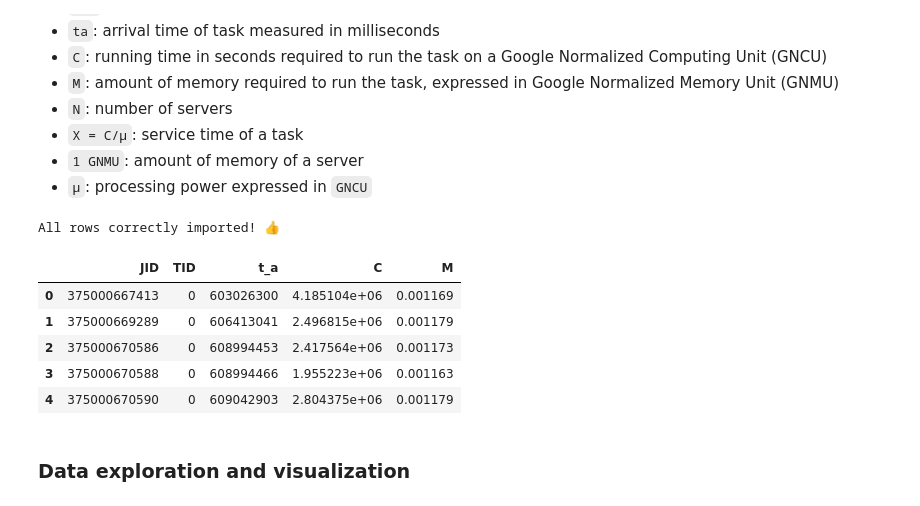
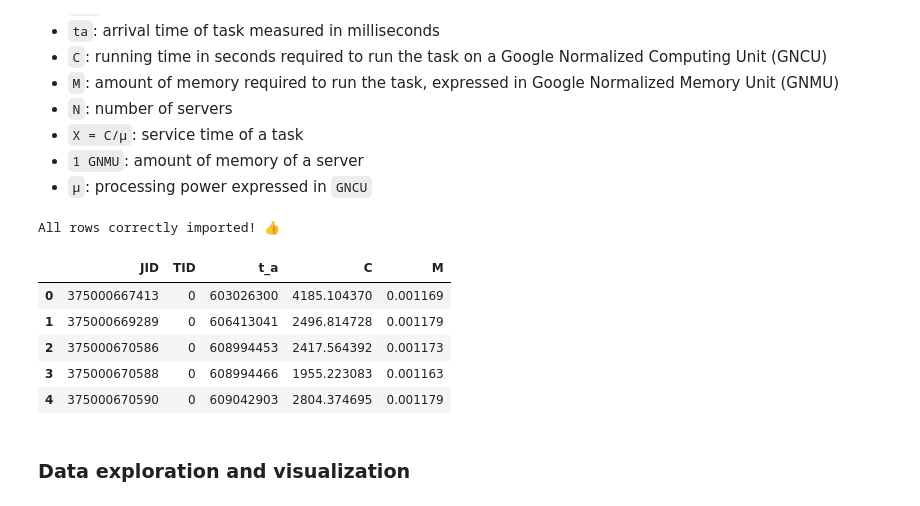
Before and after one commit to Matteo-Candi/Data_Center, a Jupyter notebook: Hw_2/main.ipynb, the cells around one changed output. Cells and saved outputs as stored; diff of their text form; code cells hidden in the pictures.

```diff
--- a/Hw_2/main.ipynb
+++ b/Hw_2/main.ipynb
@@ -17,29 +17,29 @@ import matplotlib.pyplot as plt
 # %%
 # Import data.
 data = pd.read_csv('Cell_a.csv')
 
 # Check if we import all the rows.
 if data.shape[0] == 2329133:
     print('All rows correctly imported! \U0001f44d')
 
 # Rename columns.
 data = data.rename(columns={'Job_ID': 'JID',
                             'Task_ID': 'TID',
                             'Arrival_Time': 't_a',
                             'CPU': 'C',
                             'Memory': 'M'})
-data.C = data.C * 100000000
+data.C = data.C
 data = data.sort_values('t_a', ignore_index=True)
 
 data.head()
 # %% [output]
 All rows correctly imported! 👍
 |  | JID | TID | t_a | C | M |
-| 0 | 375000667413 | 0 | 603026300 | 4.185104e+06 | 0.001169 |
-| 1 | 375000669289 | 0 | 606413041 | 2.496815e+06 | 0.001179 |
-| 2 | 375000670586 | 0 | 608994453 | 2.417564e+06 | 0.001173 |
-| 3 | 375000670588 | 0 | 608994466 | 1.955223e+06 | 0.001163 |
-| 4 | 375000670590 | 0 | 609042903 | 2.804375e+06 | 0.001179 |
+| 0 | 375000667413 | 0 | 603026300 | 4185.104370 | 0.001169 |
+| 1 | 375000669289 | 0 | 606413041 | 2496.814728 | 0.001179 |
+| 2 | 375000670586 | 0 | 608994453 | 2417.564392 | 0.001173 |
+| 3 | 375000670588 | 0 | 608994466 | 1955.223083 | 0.001163 |
+| 4 | 375000670590 | 0 | 609042903 | 2804.374695 | 0.001179 |
 # %% [markdown]
 ### Data exploration and visualization
 # %%
```
Also changed, not shown: parts of 7 cells of this notebook.
